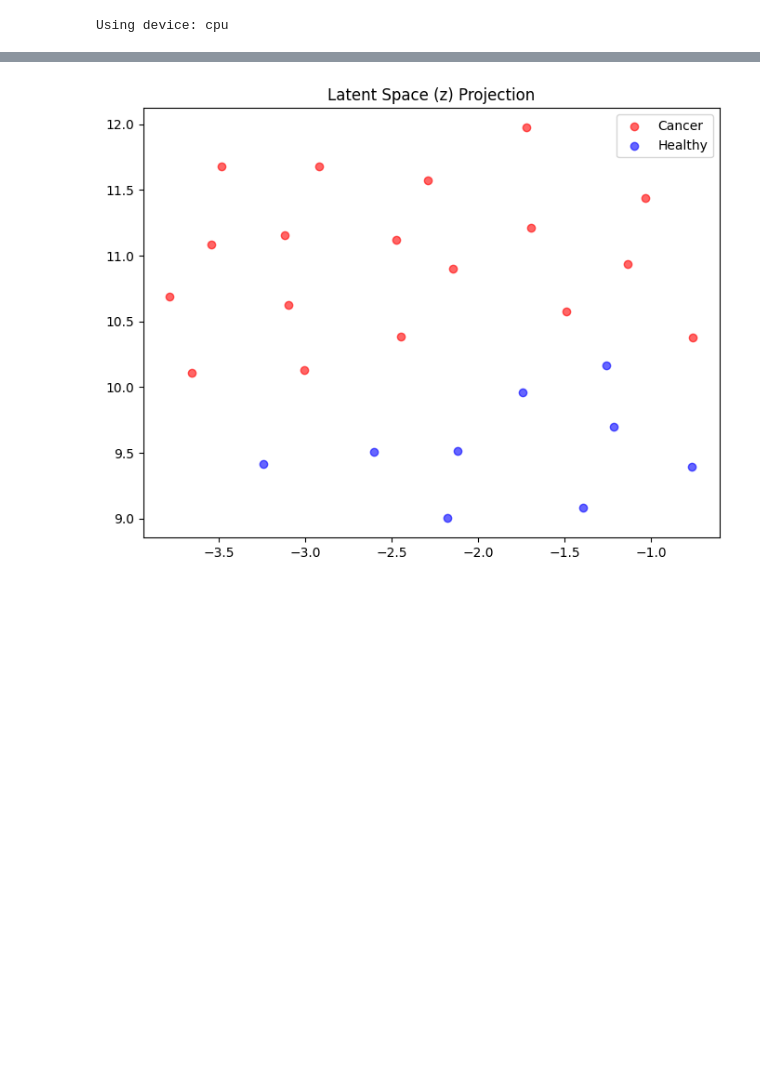
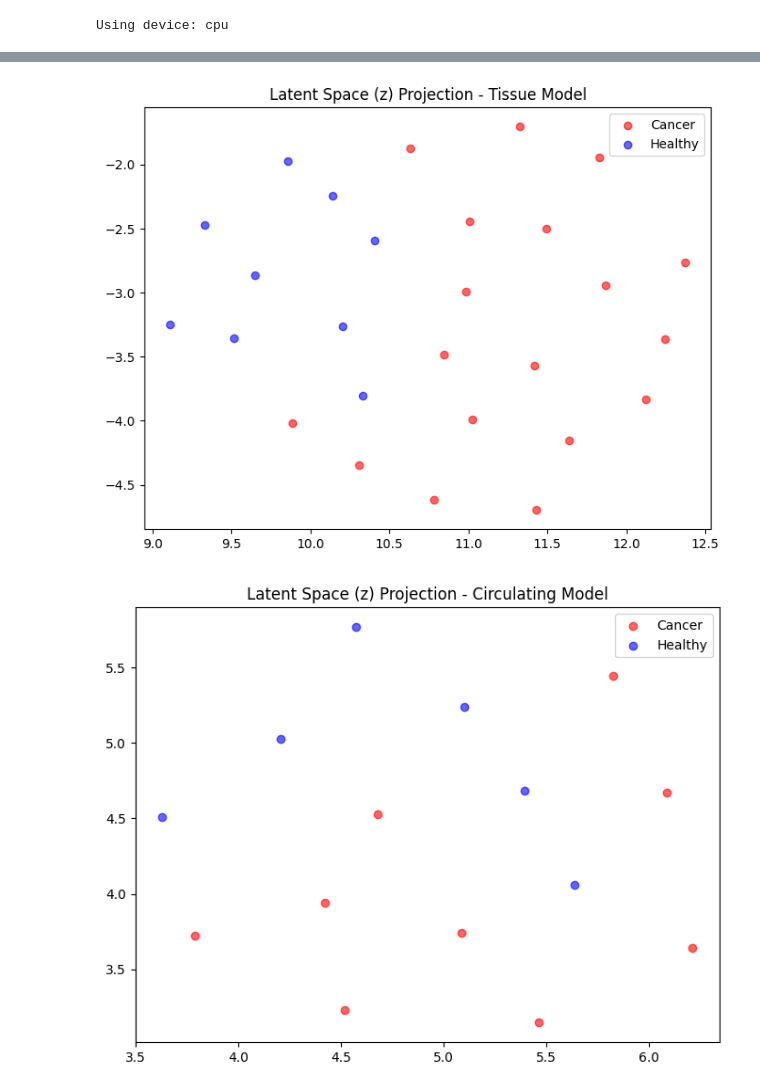
Before and after one commit to AmitElia/OrionBC, a Jupyter notebook: run.ipynb, the cells around one changed output, grey strips where cells are left out. Drawn from its saved outputs; the diff is of its cells as text; code cells hidden in the pictures; blank space fills up the shorter version.

```diff
--- a/run.ipynb
+++ b/run.ipynb
@@ -55,13 +176,14 @@ print(f"Using device: {device}")
 # %% [output]
 Using device: cpu
 # %%
-print("Loading data...")
-raw_df = pd.read_csv("GSE270497_All.Counts.exp.txt", sep='\t', index_col=0)
-metadata_cols = ['smallRNApreName', 'smallRNASequence']
-counts_matrix = raw_df.drop(columns=metadata_cols).T
-labels = np.array([1]*120 + [0]*60)
+if "signal_cols" not in globals() or "ref_cols" not in globals():
+    print("Run the split/feature-selection cell first to initialize signal_cols/ref_cols.")
+else:
+    dataset_preview = ZINBDataset(counts_matrix, labels, signal_cols, ref_cols)
+    preview_loader = DataLoader(dataset_preview, batch_size=BATCH_SIZE, shuffle=True)
 
-# Select features
-signal_cols = get_X_features(counts_matrix, labels, method="mannwhitneyu", n_features=12)
-ref_cols = get_reference_features(counts_matrix, n_features=12)
+    x_batch, r_batch, l_batch, y_batch = next(iter(preview_loader))
+    print(f"Batch X Shape: {x_batch.shape}")
+    print(f"Batch R Shape: {r_batch.shape}")
+    print("Data pipeline ready!")
 # %% [output]
@@ -169,33 +342,58 @@ F1-Score:   0.9714
 # %%
 from umap import UMAP
 import matplotlib.pyplot as plt
-def plot_latent_space(model, loader, device):
-    model.eval()
+
+def plot_latent_space(model_obj, loader_obj, device, title):
+    model_obj.eval()
     latents = []
-    labels = []
+    labels_local = []
 
     with torch.no_grad():
-        for x, r, l, y in loader:
-            z, _, _, _, _, _ = model.encoder(x.to(device), r.to(device))
+        for x, r, _, y in loader_obj:
+            z, _, _, _, _, _ = model_obj.encoder(x.to(device), r.to(device))
             latents.append(z.cpu().numpy())
-            labels.append(y.numpy())
+            labels_local.append(y.numpy())
 
     latents = np.concatenate(latents)
-    labels = np.concatenate(labels).flatten()
+    labels_local = np.concatenate(labels_local).flatten()
 
-    # Reduce 32D latent space to 2D for plotting
     reducer = UMAP(n_neighbors=15, min_dist=0.1, random_state=42)
     embedding = reducer.fit_transform(latents)
 
     plt.figure(figsize=(8, 6))
-    plt.scatter(embedding[labels==1, 0], embedding[labels==1, 1], c='red', label='Cancer', alpha=0.6)
-    plt.scatter(embedding[labels==0, 0], embedding[labels==0, 1], c='blue', label='Healthy', alpha=0.6)
-    plt.title("Latent Space (z) Projection")
+    plt.scatter(
+        embedding[labels_local == 1, 0],
+        embedding[labels_local == 1, 1],
+        c="red",
+        label="Cancer",
+        alpha=0.6,
+    )
+    plt.scatter(
+        embedding[labels_local == 0, 0],
+        embedding[labels_local == 0, 1],
+        c="blue",
+        label="Healthy",
+        alpha=0.6,
+    )
+    plt.title(title)
     plt.legend()
     plt.show()
 
-plot_latent_space(model, test_loader, device)
+# 1) Tissue-only model latent projection (classic style)
+plot_latent_space(model, test_loader, device, "Latent Space (z) Projection - Tissue Model")
+
+# 2) Circulating-only model latent projection (classic style)
+if "model_circ" in globals() and "test_loader_circ" in globals():
+    plot_latent_space(
+        model_circ,
+        test_loader_circ,
+        device,
+        "Latent Space (z) Projection - Circulating Model",
+    )
+else:
+    print("Run the circulating multi-split cell first to plot circulating latent space.")
 # %% [output]
-[figure, old version]
+[figure, new version]
+[figure, added]
 # %%
 import seaborn as sns
```
Also changed, not shown: parts of 14 cells of this notebook, 11 other files.
